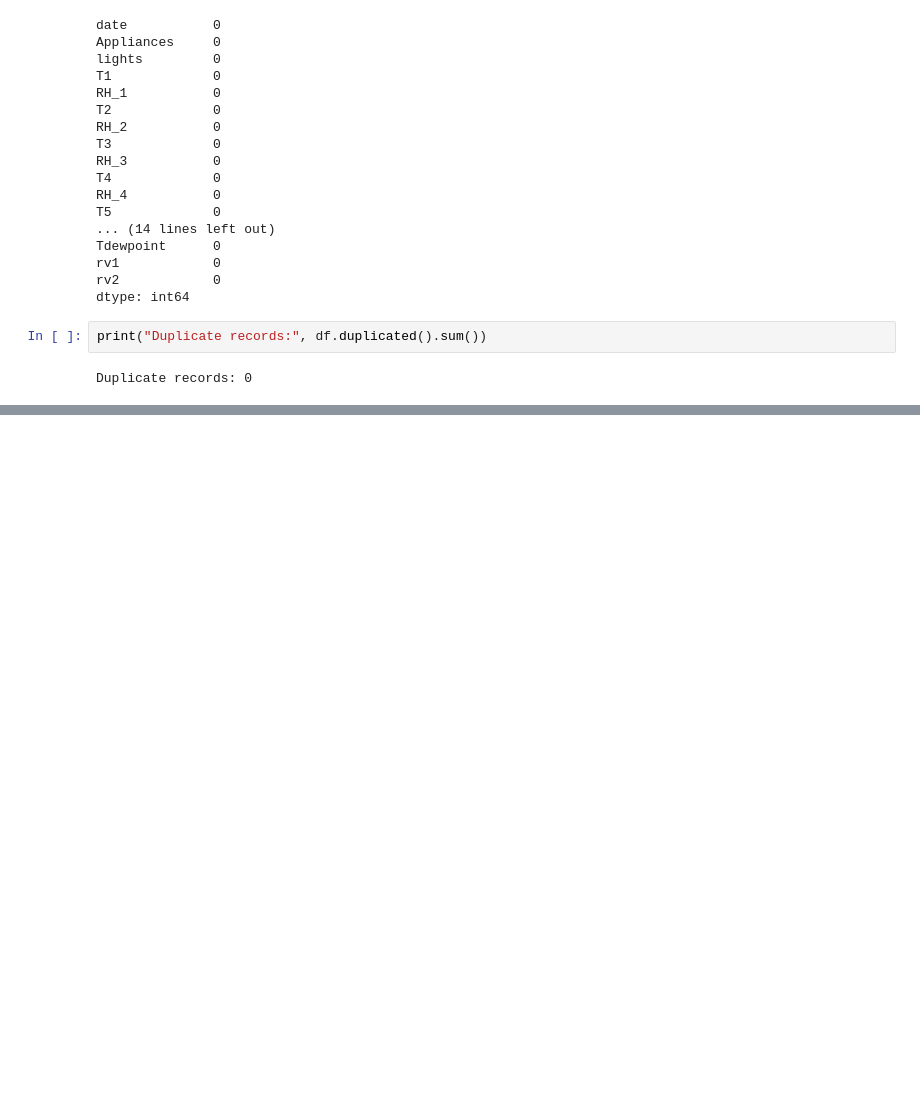
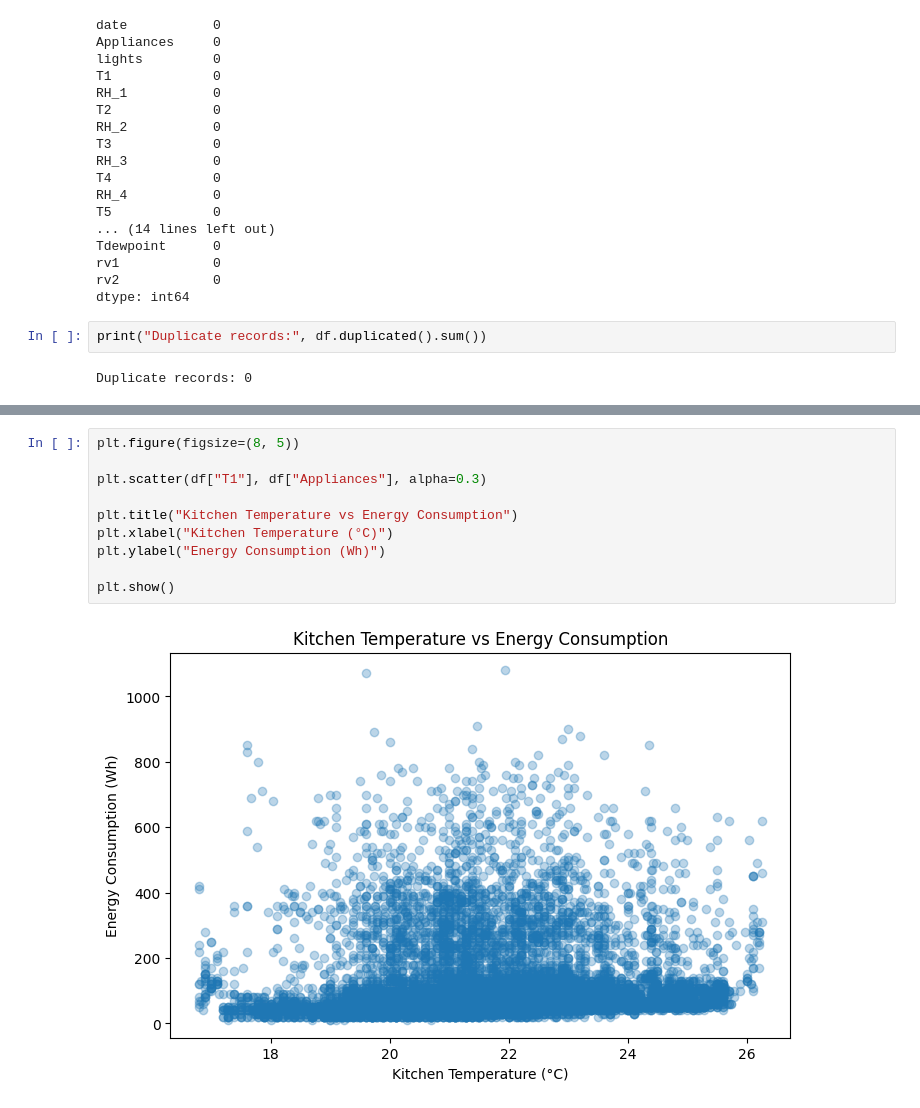
Before and after one commit to neginaitik68-occ/smart_energy_prediction, a Jupyter notebook: notebooks/linear_regression.ipynb, the cells around one changed output, grey strips where cells are left out. Cells and saved outputs as stored; diff of their text form; blank space fills up the shorter version.

```diff
--- a/notebooks/linear_regression.ipynb
+++ b/notebooks/linear_regression.ipynb
@@ -87,0 +155,12 @@ Duplicate records: 0
+# %%
+plt.figure(figsize=(8, 5))
+
+plt.scatter(df["T1"], df["Appliances"], alpha=0.3)
+
+plt.title("Kitchen Temperature vs Energy Consumption")
+plt.xlabel("Kitchen Temperature (°C)")
+plt.ylabel("Energy Consumption (Wh)")
+
+plt.show()
+# %% [output]
+[figure, added]
```
Also changed, not shown: parts of 6 cells of this notebook.
